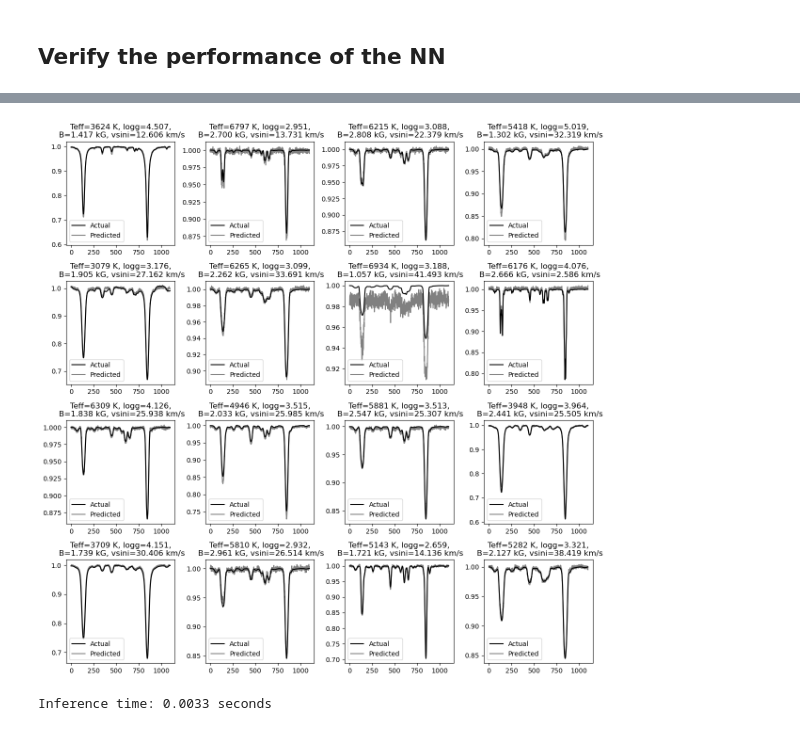
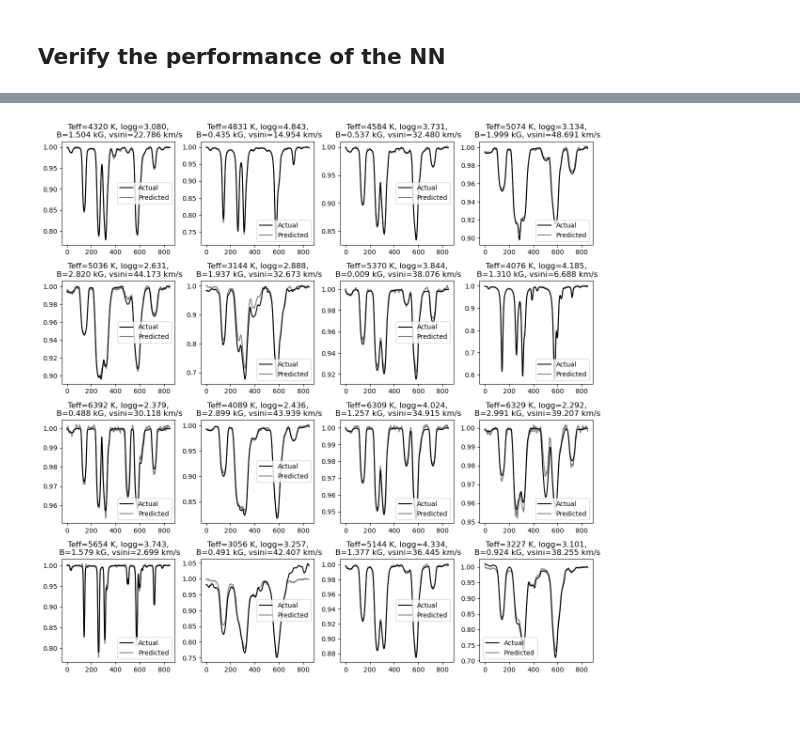
Before and after one commit to christianfloresg/moogstokes-nn, a Jupyter notebook: training.ipynb, the cells around one changed output, grey strips where cells are left out. Cells and saved outputs as stored; diff of their text form; code cells hidden in the pictures.

```diff
--- a/training.ipynb
+++ b/training.ipynb
@@ -40,13 +40,13 @@ seed = 287
 p_lower = {
     "Teff": 3000,
     "vsini": 2,
-    "logg": 2.5,
-    "B": 1.0
+    "logg": 2.25,
+    "B": 0.0
 }
 
 p_upper = {
     "Teff": 7000,
-    "vsini": 42,
+    "vsini": 57,
     "logg": 5.25,
     "B": 3.0
 }
@@ -60,7 +117,7 @@ Verify the distribution of parameters by plotting them.
 # %%
 fig, axs = plt.subplots(N_params, N_params, figsize=(12, 12))
 
-param_names = list(p_lower.keys())
+param_names = scaler.param_order
 
 for i in range(N_params):
     for j in range(N_params):
@@ -365,53 +391,37 @@ data_test = MoogStokesTorchDataset(fname_test, region=region)
-# %%
-testidx = 5
-x, y_actual = data_test[testidx][0], data_test[testidx][1]
-y_actual = y_actual.numpy()
-x = x.unsqueeze(0)  # add batch dimension
-
-with torch.no_grad():
-    x = x.to(DEVICE)
-    pred = model(x)
-    y_pred = pred.cpu().numpy()[0]
+# %%
+moognn = MoogStokesNN()
+
+fname_test = "data/test_params.txt"
+#fname_test = "data/test_params_hot.txt"
+#fname_test = "data/test_params.txt"
+
+region = 5
+data_test = MoogStokesTorchDataset(fname_test, region=region)
 # %%
 # Randomly plot a sample of 16 models from the test set
+scaler = ParamScaler()
+
+from scipy.signal import savgol_filter
+
 fig, axs = plt.subplots(4, 4, figsize=(12, 12))
 for i in range(4):
     for j in range(4):
         idx = np.random.randint(len(data_test))
         x, y_actual = data_test[idx][0], data_test[idx][1]
         y_actual = y_actual.numpy()
         x = x.unsqueeze(0)  # add batch dimension
 
-        with torch.no_grad():
-            x = x.to(DEVICE)
-            pred = model(x)
-            y_pred = pred.cpu().numpy()[0]
+        p_phys = scaler.nn_to_physical(data_test[idx][0].numpy())
+        mpred = moognn.make_moogstokes_model(p_phys[0], p_phys[1], 0, p_phys[2], p_phys[3], region=region)
 
         axs[i, j].plot(y_actual, label="Actual", color='k', zorder=1)
-        axs[i, j].plot(y_pred, label="Predicted", color='gray', zorder=0)
+        axs[i, j].plot(mpred.y, label="Predicted", color='gray', zorder=0)
         axs[i, j].legend()
-        p_phys = scaler.nn_to_physical(data_test[idx][0].numpy())
+
         axs[i, j].set_title(f"Teff={p_phys[0]:.0f} K, logg={p_phys[1]:.3f},\n B={p_phys[2]:.3f} kG, vsini={p_phys[3]:.3f} km/s")
 plt.tight_layout()
-fig.savefig("figures/test_predictions.png", dpi=300, facecolor='white')
+#fig.savefig("figures/test_pred_all.png", dpi=300, facecolor='white')
+#fig.savefig("figures/test_pred_all_cool.png", dpi=300, facecolor='white')
 plt.show()
 # %% [output]
-[figure, old version]
+[figure, new version]
-# %%
-import time
-
-tstart = time.time()
-testidx = 5
-x, y_actual = data_test[testidx][0], data_test[testidx][1]
-y_actual = y_actual.numpy()
-x = x.unsqueeze(0)  # add batch dimension
-
-with torch.no_grad():
-    x = x.to(DEVICE)
-    pred = model(x)
-    y_pred = pred.cpu().numpy()[0]
-
-tend = time.time()
-print(f"Inference time: {tend - tstart:.4f} seconds")
-# %% [output]
-Inference time: 0.0033 seconds
```
Also changed, not shown: parts of 34 cells of this notebook, 7 other files.
